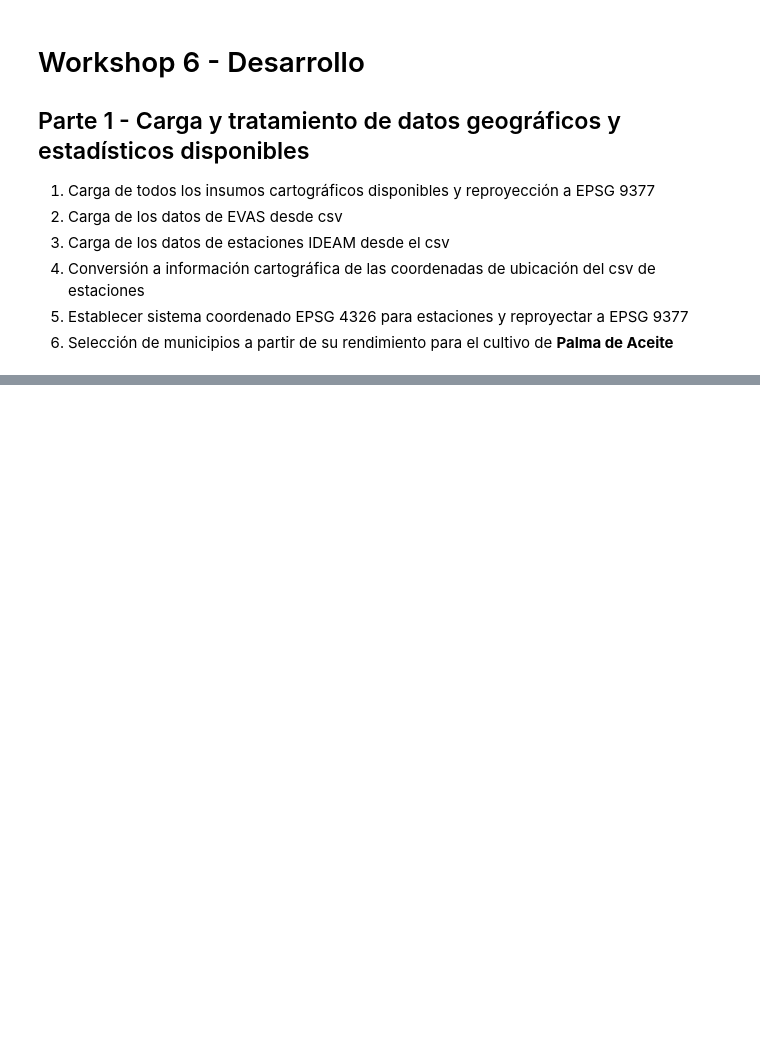
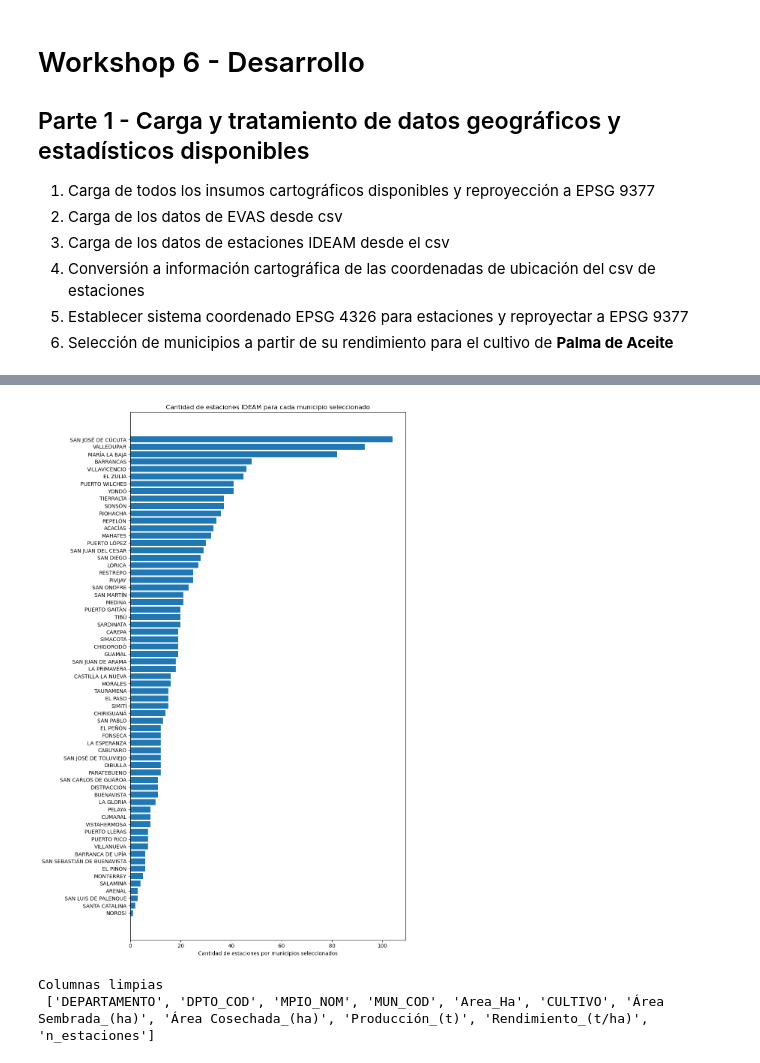
Before and after one commit to DSVRUNAL/Workshop_6, a Jupyter notebook: DSVR_Taller_Workshop6.ipynb, the cells around one changed output, grey strips where cells are left out. Cells and saved outputs as stored; diff of their text form; code cells hidden in the pictures; blank space fills up the shorter version.

```diff
--- a/DSVR_Taller_Workshop6.ipynb
+++ b/DSVR_Taller_Workshop6.ipynb
@@ -144,3 +283,37 @@ plt.show()
+# %%
+# Conteo de estaciones dentro de cada municipio
+conteo_estaciones = estaciones_palma.groupby('MUN_COD').size().reset_index(name='n_estaciones')
+#print(conteo_estaciones)
+
+# Merge de los datos de municipios seleccionados por redimieno y el conteo de estaciones
+palma_mun_r_e = palma_mun_r.merge(
+    conteo_estaciones,
+    how='left',
+    left_on='MUN_COD',
+    right_on='MUN_COD',
+    validate='one_to_one'
+)
+
+#Organizar el gdf por el conteo de estaciones de forma ascendente
+palma_mun_r_e_barras = palma_mun_r_e.sort_values('n_estaciones',ascending=True)
+
+# Gráfico de barras horizontal con el conteo de estaciones
+fig, ax = plt.subplots(figsize=(10, 15))
+ax.barh(palma_mun_r_e_barras['MPIO_NOM'], palma_mun_r_e_barras['n_estaciones'])
+ax.set_xlabel('Cantidad de estaciones por municipios seleccionados')
+ax.set_title(f'Cantidad de estaciones IDEAM para cada municipio seleccionado')
+plt.tight_layout()
+plt.show()
+
+# Limpieza del gdf
+#print('Columnas\n',palma_mun_r_e.columns.tolist())
+palma_mun_l = palma_mun_r_e[['DEPARTAMENTO','DPTO_COD','MPIO_NOM', 'MUN_COD','Area_Ha','CULTIVO','Área Sembrada_(ha)', \
+                                           'Área Cosechada_(ha)', 'Producción_(t)', 'Rendimiento_(t/ha)','n_estaciones']]
+print('Columnas limpias\n',palma_mun_l.columns.tolist())
+# %% [output]
+[figure, added]
+Columnas limpias
+ ['DEPARTAMENTO', 'DPTO_COD', 'MPIO_NOM', 'MUN_COD', 'Area_Ha', 'CULTIVO', 'Área Sembrada_(ha)', 'Área Cosechada_(ha)', 'Producción_(t)', 'Rendimiento_(t/ha)', 'n_estaciones']
 # %% [markdown]
 ## Parte 3 - Identificar mejor zona para establecer cultivo
 1. Identificar las áreas aptas que están dentro de la Frontera Agrícola
```
Also changed, not shown: parts of 10 cells of this notebook.
